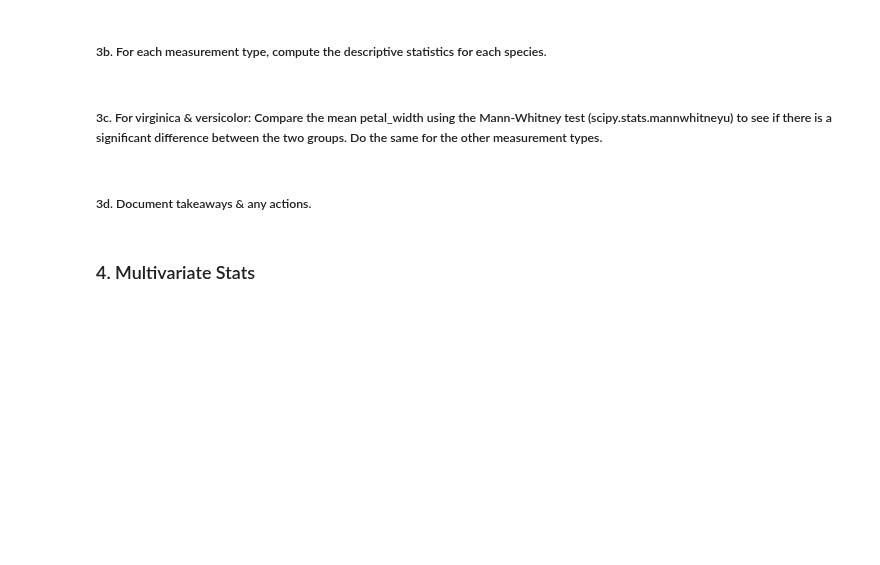
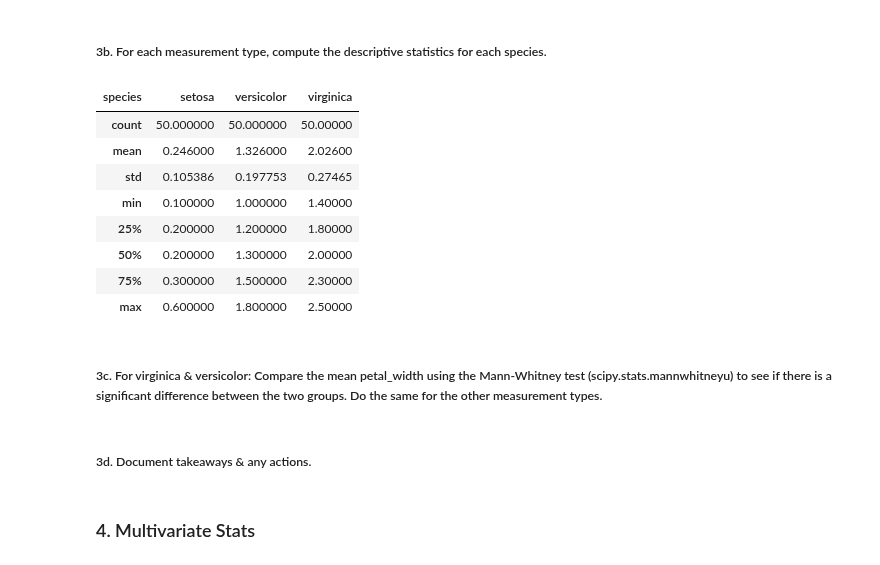
Before and after one commit to Jared-Wood135/classification-exercises, a Jupyter notebook: classification_exercises.ipynb, the cells around one changed output. Drawn from its saved outputs; the diff is of its cells as text; code cells hidden in the pictures; blank space fills up the shorter version.

```diff
--- a/classification_exercises.ipynb
+++ b/classification_exercises.ipynb
@@ -849,3 +883,15 @@ iris.
+# %%
+iris.groupby('species')['petal_width'].describe().T
+# %% [output]
+| species | setosa | versicolor | virginica |
+| count | 50.000000 | 50.000000 | 50.00000 |
+| mean | 0.246000 | 1.326000 | 2.02600 |
+| std | 0.105386 | 0.197753 | 0.27465 |
+| min | 0.100000 | 1.000000 | 1.40000 |
+| 25% | 0.200000 | 1.200000 | 1.80000 |
+| 50% | 0.200000 | 1.300000 | 2.00000 |
+| 75% | 0.300000 | 1.500000 | 2.30000 |
+| max | 0.600000 | 1.800000 | 2.50000 |
 # %% [markdown]
 ##### 3c. For virginica & versicolor: Compare the mean petal_width using the Mann-Whitney test (scipy.stats.mannwhitneyu) to see if there is a significant difference between the two groups. Do the same for the other measurement types.
 # %% [markdown]
```
Also changed, not shown: parts of 23 cells of this notebook, 1 other file.
